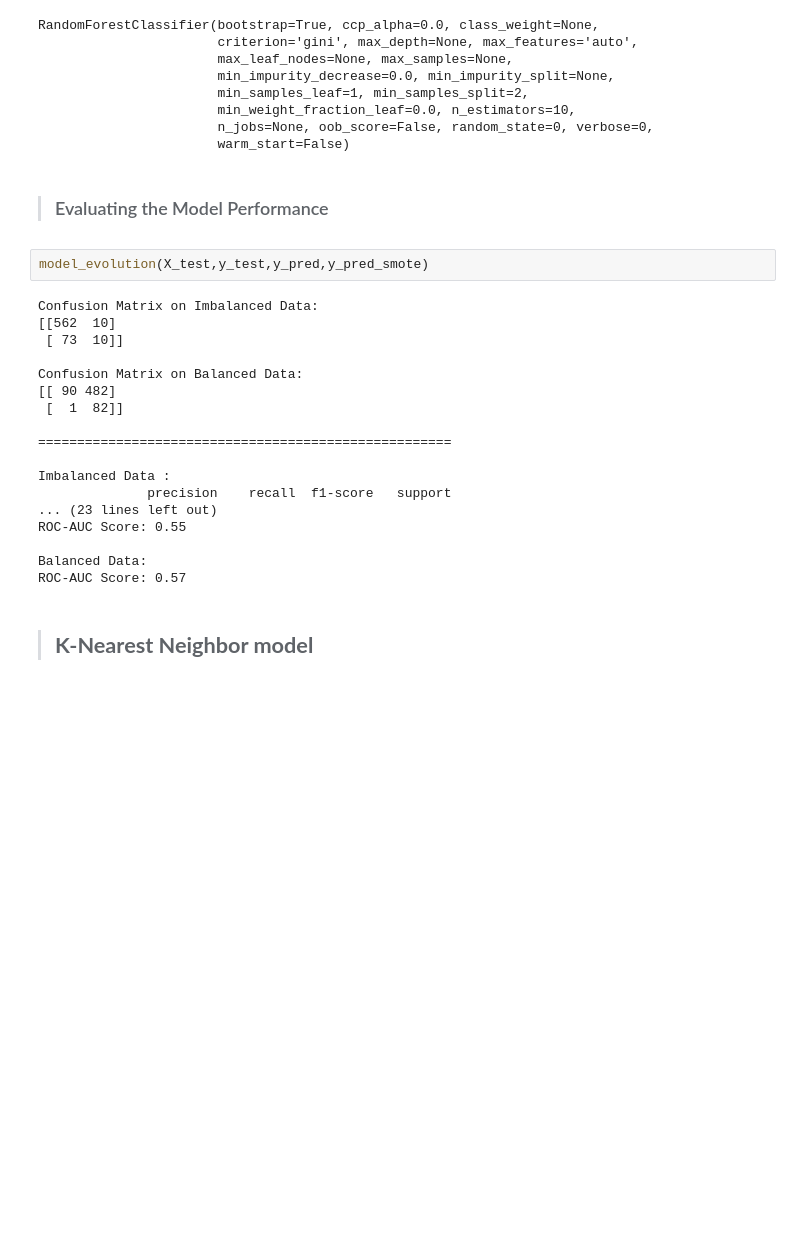
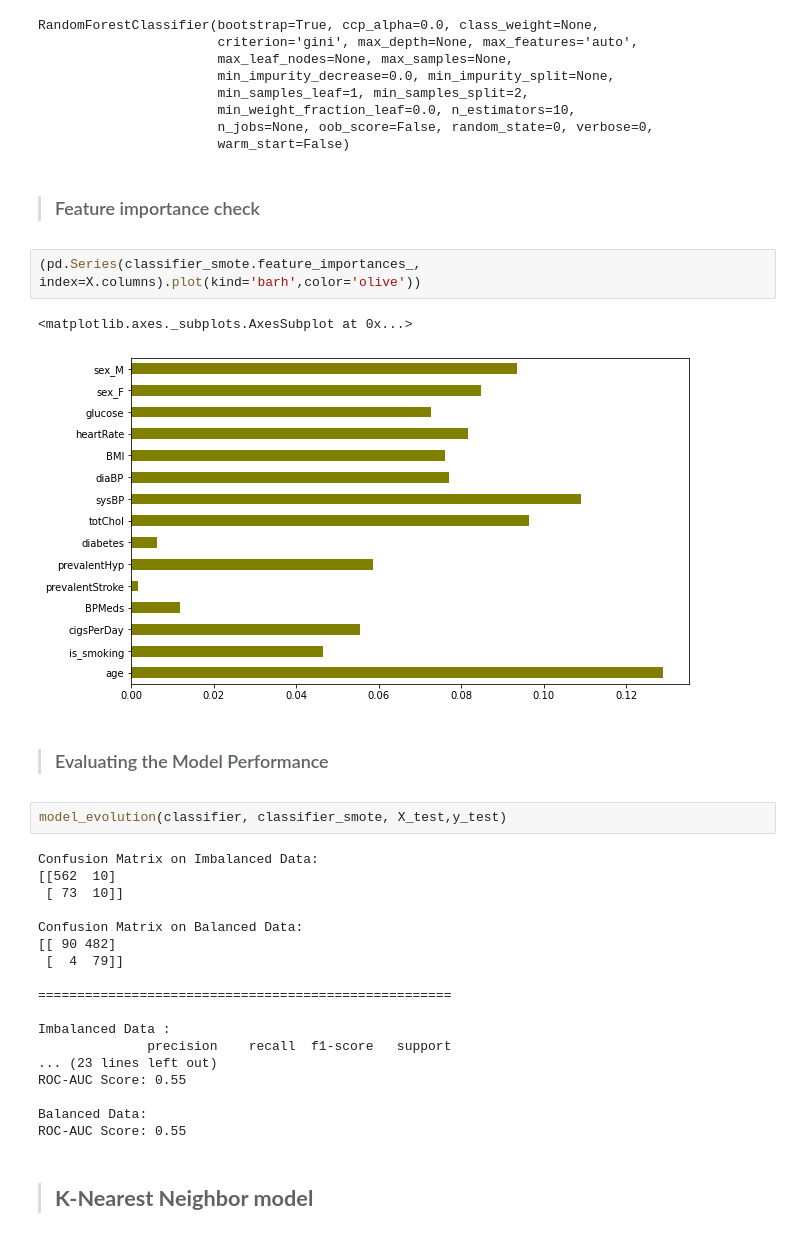
Before and after one commit to smkmohsin/Cardiovascular-Risk-Prediction, a Jupyter notebook: Cardiovascular_Risk_Prediction_Sheikh_Mohsin_Kader.ipynb, the cells around one changed output. Drawn from its saved outputs; the diff is of its cells as text; blank space fills up the shorter version.

```diff
--- a/Cardiovascular_Risk_Prediction_Sheikh_Mohsin_Kader.ipynb
+++ b/Cardiovascular_Risk_Prediction_Sheikh_Mohsin_Kader.ipynb
@@ -598,10 +618,17 @@ RandomForestClassifier(bootstrap=True, ccp_alpha=0.0, class_weight=None,
                        min_weight_fraction_leaf=0.0, n_estimators=10,
                        n_jobs=None, oob_score=False, random_state=0, verbose=0,
                        warm_start=False)
+# %% [markdown]
+>### Feature importance check
+# %%
+(pd.Series(classifier_smote.feature_importances_, index=X.columns).plot(kind='barh',color='olive'))
+# %% [output]
+<matplotlib.axes._subplots.AxesSubplot at 0x...>
+[figure, added]
 # %% [markdown]
 >### Evaluating the Model Performance
 # %%
-model_evolution(X_test,y_test,y_pred,y_pred_smote)
+model_evolution(classifier, classifier_smote, X_test,y_test)
 # %% [output]
 Confusion Matrix on Imbalanced Data:
 [[562  10]
@@ -609,7 +636,7 @@ Confusion Matrix on Imbalanced Data:
 
 Confusion Matrix on Balanced Data:
 [[ 90 482]
- [  1  82]]
+ [  4  79]]
 
 =====================================================
 
@@ -619,7 +646,7 @@ Imbalanced Data :
 ROC-AUC Score: 0.55
 
 Balanced Data:
-ROC-AUC Score: 0.57
+ROC-AUC Score: 0.55
 # %% [markdown]
 >## <b>K-Nearest Neighbor model
 # %% [markdown]
```
Also changed, not shown: parts of 30 cells of this notebook.
